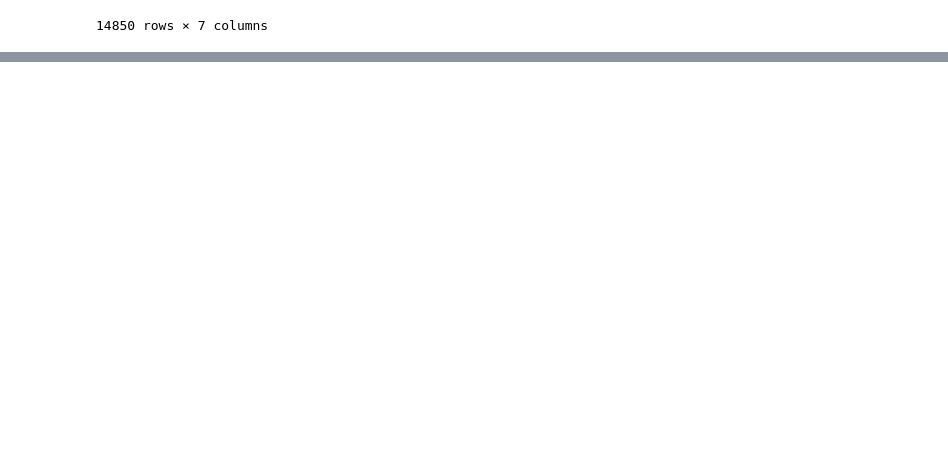
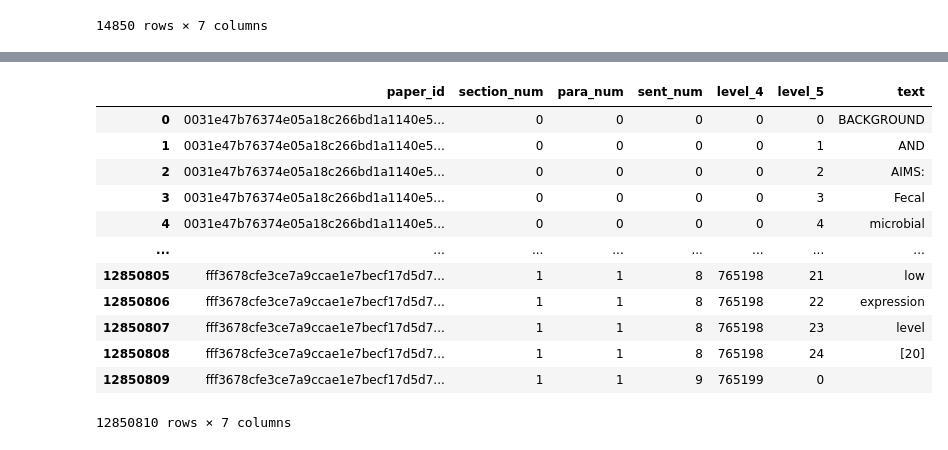
Before and after one commit to vidhig/covid19-research-data-analysis, a Jupyter notebook: notebooks/data_pre_process.ipynb, the cells around one changed output, grey strips where cells are left out. Drawn from its saved outputs; the diff is of its cells as text; code cells hidden in the pictures; blank space fills up the shorter version.

```diff
--- a/notebooks/data_pre_process.ipynb
+++ b/notebooks/data_pre_process.ipynb
@@ -60,0 +203,3 @@ df.to_csv('../dataset/processed-files/consolidated.csv', index=False)
+# %%
+df_2 = df_2.reset_index()
+df_2
@@ -60,0 +220,3 @@ df.to_csv('../dataset/processed-files/consolidated.csv', index=False)
+# %%
+df_2 = df_2.rename(columns={'level_3':'extra','level_4':'sent_num'})
+df_2
@@ -60,0 +237,3 @@ df.to_csv('../dataset/processed-files/consolidated.csv', index=False)
+# %%
+df_2 = df_2.drop('extra', axis=1)
+df_2
@@ -60,0 +254,3 @@ df.to_csv('../dataset/processed-files/consolidated.csv', index=False)
+# %%
+df_3 = df_2.groupby(['paper_id', 'section_num', 'para_num', 'sent_num'])['text'].apply(lambda x: x.str.split(r"[\s',-]+", expand=True).stack()).to_frame()
+df_3
@@ -60,0 +272,17 @@ df.to_csv('../dataset/processed-files/consolidated.csv', index=False)
+# %%
+df_3 = df_3.reset_index()
+df_3
+# %% [output]
+|  | paper_id | section_num | para_num | sent_num | level_4 | level_5 | text |
+| 0 | 0031e47b76374e05a18c266bd1a1140e5... | 0 | 0 | 0 | 0 | 0 | BACKGROUND |
+| 1 | 0031e47b76374e05a18c266bd1a1140e5... | 0 | 0 | 0 | 0 | 1 | AND |
+| 2 | 0031e47b76374e05a18c266bd1a1140e5... | 0 | 0 | 0 | 0 | 2 | AIMS: |
+| 3 | 0031e47b76374e05a18c266bd1a1140e5... | 0 | 0 | 0 | 0 | 3 | Fecal |
+| 4 | 0031e47b76374e05a18c266bd1a1140e5... | 0 | 0 | 0 | 0 | 4 | microbial |
+| ... | ... | ... | ... | ... | ... | ... | ... |
+| 12850805 | fff3678cfe3ce7a9ccae1e7becf17d5d7... | 1 | 1 | 8 | 765198 | 21 | low |
+| 12850806 | fff3678cfe3ce7a9ccae1e7becf17d5d7... | 1 | 1 | 8 | 765198 | 22 | expression |
+| 12850807 | fff3678cfe3ce7a9ccae1e7becf17d5d7... | 1 | 1 | 8 | 765198 | 23 | level |
+| 12850808 | fff3678cfe3ce7a9ccae1e7becf17d5d7... | 1 | 1 | 8 | 765198 | 24 | [20] |
+| 12850809 | fff3678cfe3ce7a9ccae1e7becf17d5d7... | 1 | 1 | 9 | 765199 | 0 |  |
+12850810 rows × 7 columns
```
Also changed, not shown: parts of 47 cells of this notebook.
